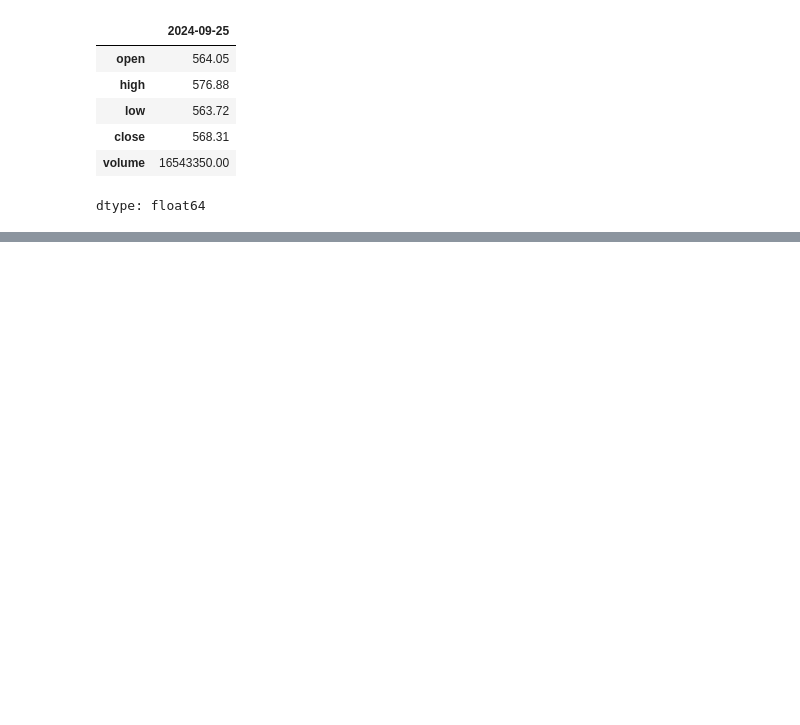
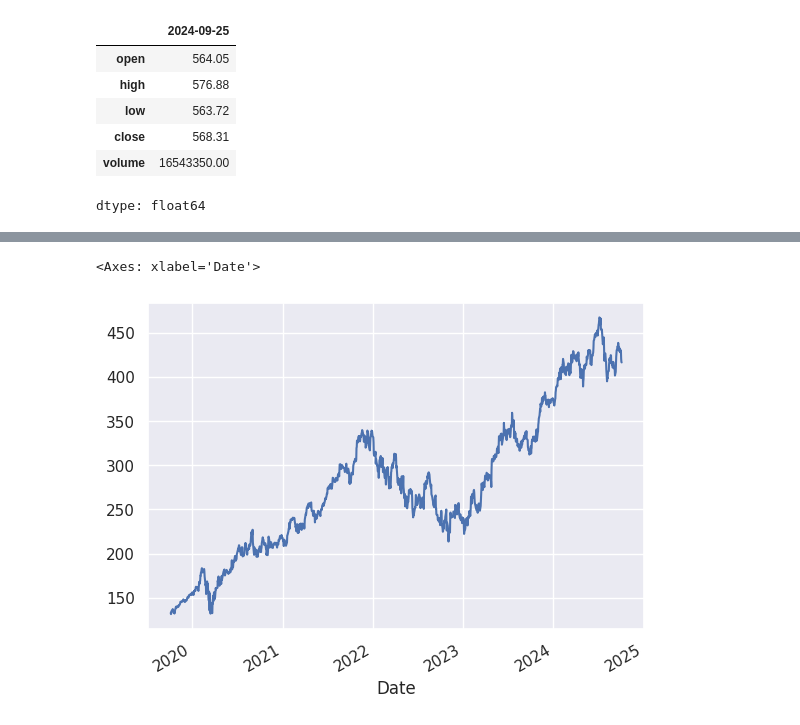
Before and after one commit to rafpank/Colab, a Jupyter notebook: data_science_bootcamp /wprowadzenie/02_pandas_dane_gieldowe.ipynb, the cells around one changed output, grey strips where cells are left out. Cells and saved outputs as stored; diff of their text form; code cells hidden in the pictures; blank space fills up the shorter version.

```diff
--- a/data_science_bootcamp /wprowadzenie/02_pandas_dane_gieldowe.ipynb
+++ b/data_science_bootcamp /wprowadzenie/02_pandas_dane_gieldowe.ipynb
@@ -441,0 +684,5 @@ dtype: float64
+# %%
+df.close.plot()
+# %% [output]
+<Axes: xlabel='Date'>
+[figure, added]
```
Also changed, not shown: parts of 24 cells of this notebook.
